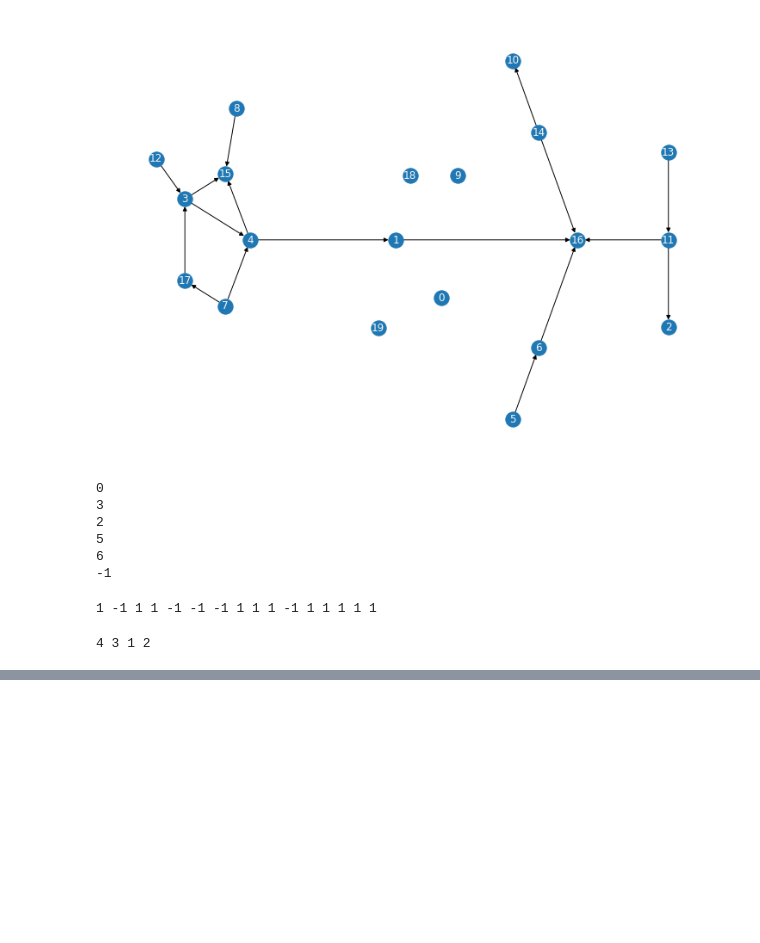
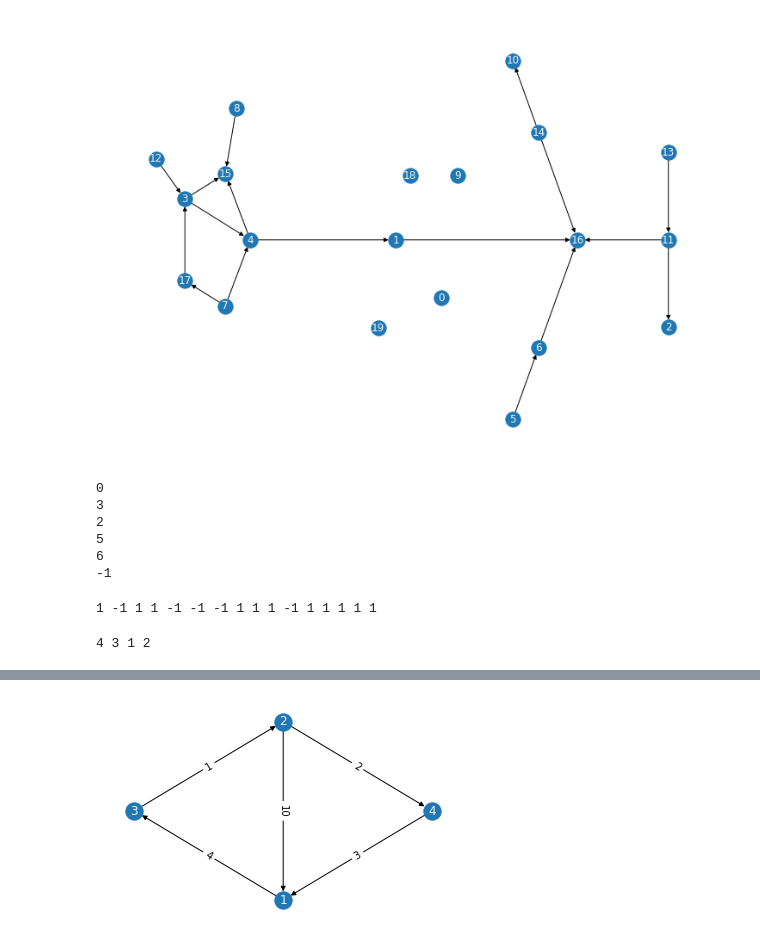
Before and after one commit to denis240997/rosalind_solutions, a Jupyter notebook: Algorithmic Heights. Graphs.ipynb, the cells around one changed output, grey strips where cells are left out. Drawn from its saved outputs; the diff is of its cells as text; code cells hidden in the pictures; blank space fills up the shorter version.

Commit message:
Added networkx representation method and draw method

```diff
--- a/Algorithmic Heights. Graphs.ipynb
+++ b/Algorithmic Heights. Graphs.ipynb
@@ -263,6 +263,21 @@ class Graph:
 
         return path_lengths
 
+    def get_networkx_repr(self):
+        G = nx.Graph()
+        G.add_nodes_from(self.vertex_list.keys())
+        for edge, weight in self.compute_edge_list().items():
+            G.add_edge(*edge, weight=weight)
+        return G
+
+    def draw(self, figsize=(5,3), prog='circo'):
+        plt.figure(figsize=figsize)
+        pos = nx.nx_pydot.graphviz_layout(G, prog=prog)
+        labels = nx.get_edge_attributes(G, 'weight')
+        nx.draw(G, pos=pos, with_labels=True, font_color="whitesmoke")
+        nx.draw_networkx_edge_labels(G, pos=pos, edge_labels=labels)
+        plt.show()
+
 
 class DiGraph(Graph):
 
@@ -273,6 +288,13 @@ class DiGraph(Graph):
 
         i, j = edge
         self.vertex_list[i].neighbors[j] = weight
+
+    def get_networkx_repr(self):
+        G = nx.DiGraph()
+        G.add_nodes_from(self.vertex_list.keys())
+        for edge, weight in self.compute_edge_list().items():
+            G.add_edge(*edge, weight=weight)
+        return G
 
     def topoligical_sorting(self):
         assert self.is_acyclic() # "post" values are computed here
@@ -560,0 +640,10 @@ with open('/home/hamit/Downloads/rosalind_scc (1).txt', 'r') as input_file:
+# %%
+plt.figure(figsize=(5,3))
+pos = nx.nx_pydot.graphviz_layout(G, prog='circo')
+labels = nx.get_edge_attributes(G, 'weight')
+nx.draw(G, pos=pos, with_labels=True, font_color="whitesmoke")
+nx.draw_networkx_edge_labels(G, pos=pos, edge_labels=labels)
+plt.show()
+# i0, j0
+# %% [output]
+[figure, added]
```
Also changed, not shown: parts of 3 cells of this notebook.
